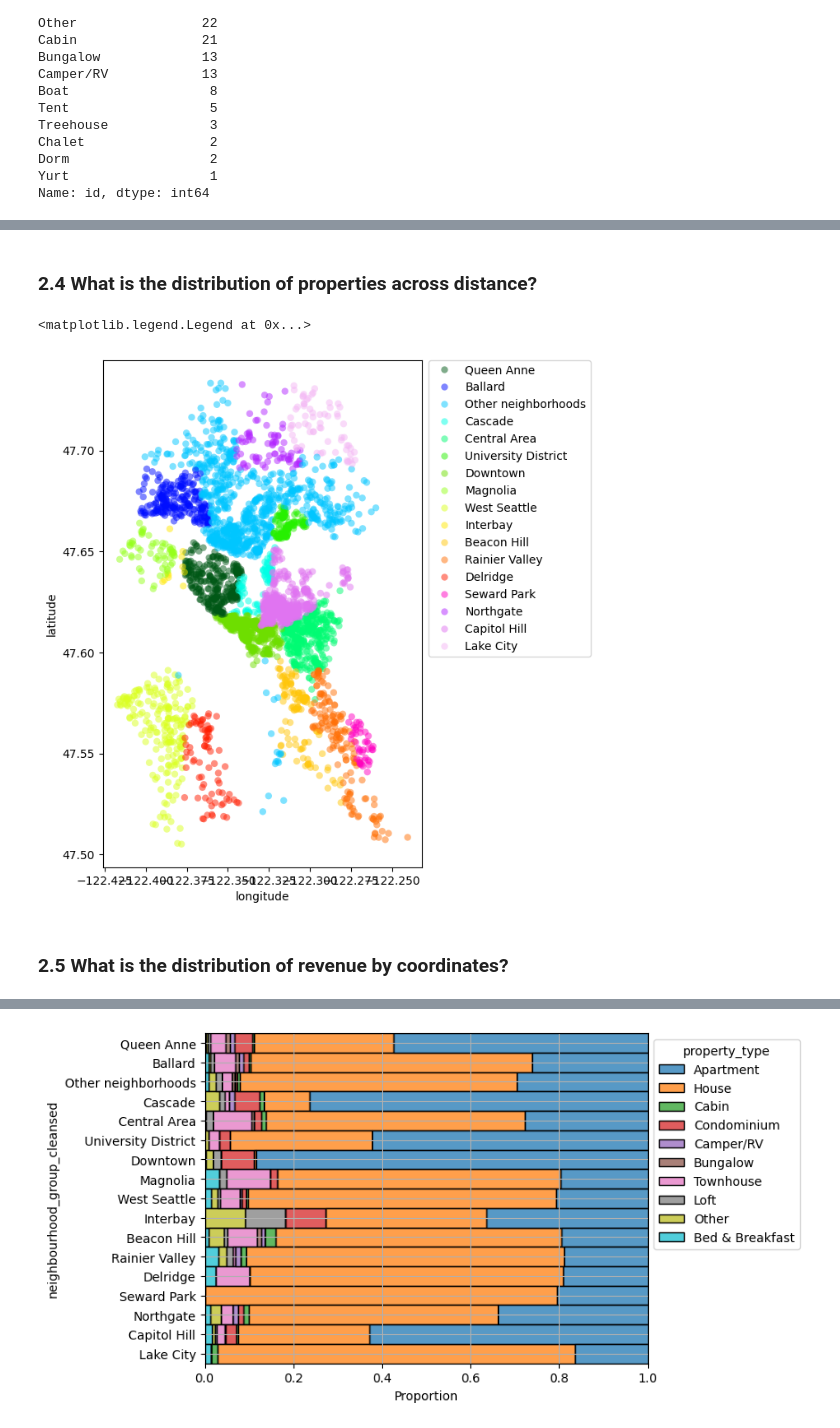
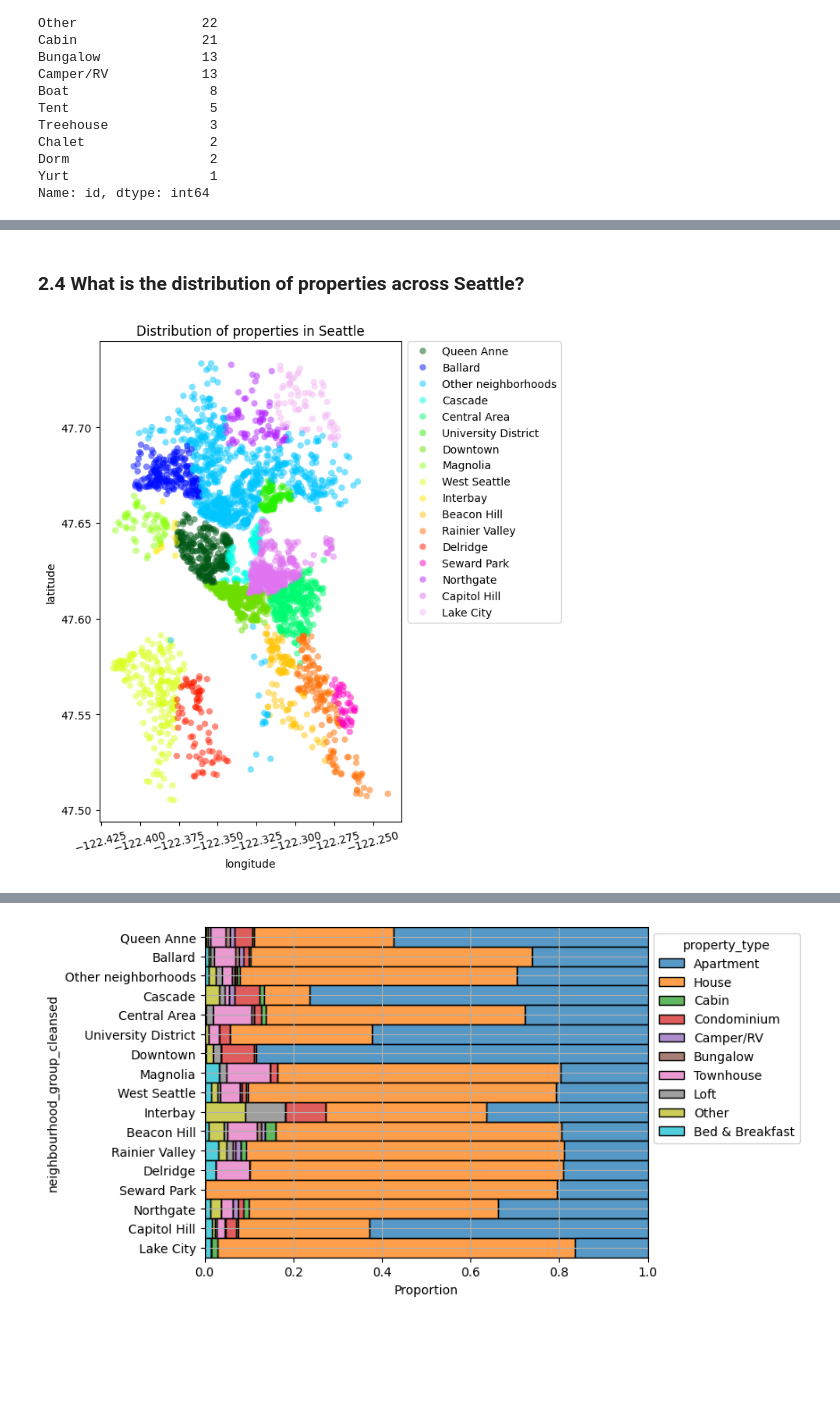
Before and after one commit to AayushSo/AirBnB-prelim-analysis, a Jupyter notebook: medium_airbnb.ipynb, the cells around one changed output, grey strips where cells are left out. Saved outputs shown, nothing was run; the diff lists cells and outputs as text; code cells hidden in the pictures; blank space fills up the shorter version.

```diff
--- a/medium_airbnb.ipynb
+++ b/medium_airbnb.ipynb
@@ -304,12 +319,11 @@ g.map(sns.lineplot,'date','price')
-# %% [markdown]
-### 2.4 What is the distribution of properties across distance?
+# %% [markdown]
+### 2.4 What is the distribution of properties across Seattle?
 # %%
 fig,axes= plt.subplots(1,1,figsize=(5,8))
 pal='gist_ncar'
 sns.scatterplot(data=df_listings,y='latitude',x='longitude',hue='neighbourhood_group_cleansed',palette=pal,linewidth=0,alpha=0.5)
-plt.legend(bbox_to_anchor=(1.02, 1), loc='upper left', borderaxespad=0)
+plt.legend(bbox_to_anchor=(1.02, 1), loc='upper left', borderaxespad=0);
+plt.title('Distribution of properties in Seattle')
+plt.xticks(rotation=15);
 # %% [output]
-<matplotlib.legend.Legend at 0x...>
-[figure, old version]
+[figure, new version]
-# %% [markdown]
-### 2.5 What is the distribution of revenue by coordinates?
```
Also changed, not shown: parts of 49 cells of this notebook.
